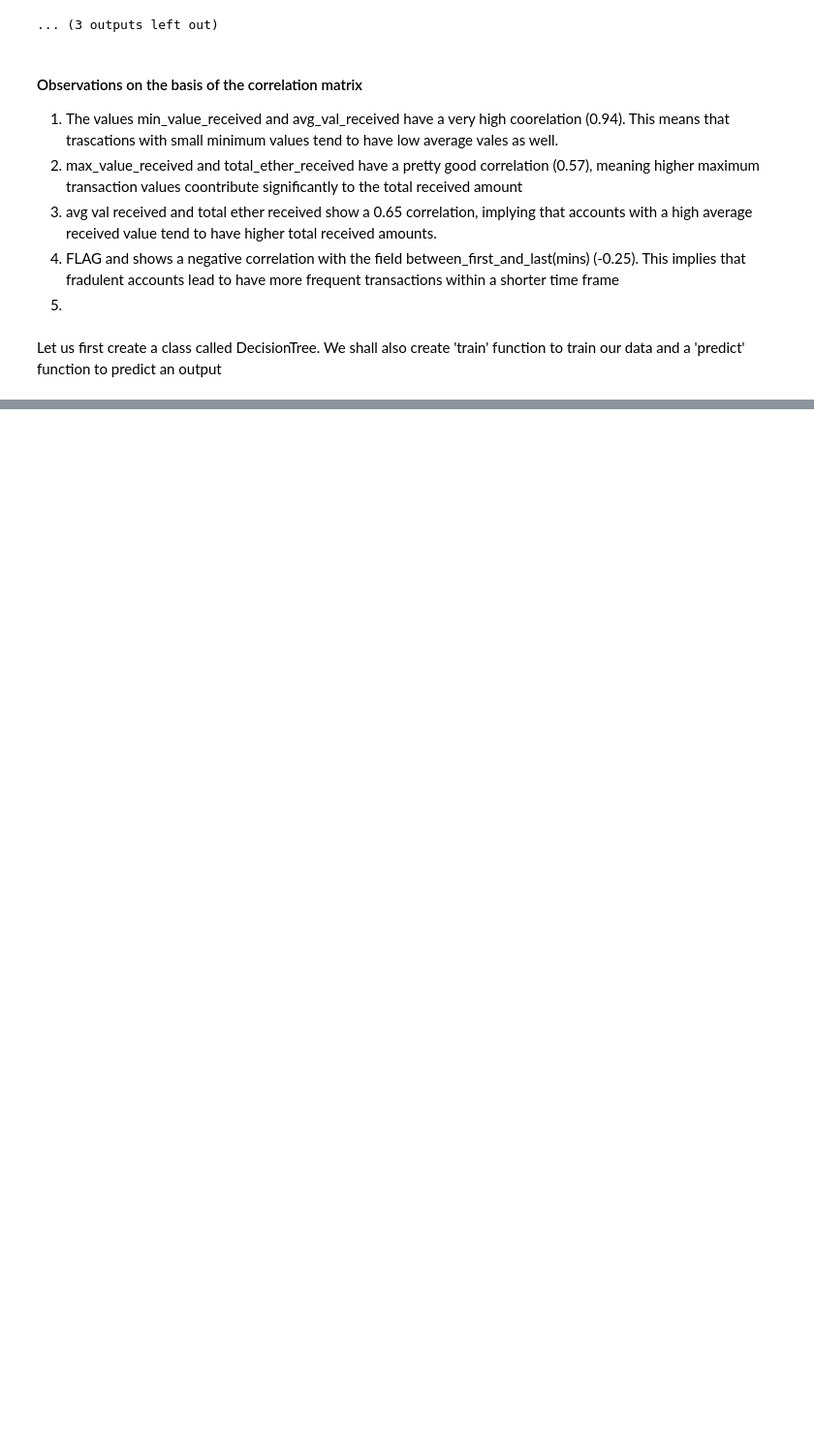
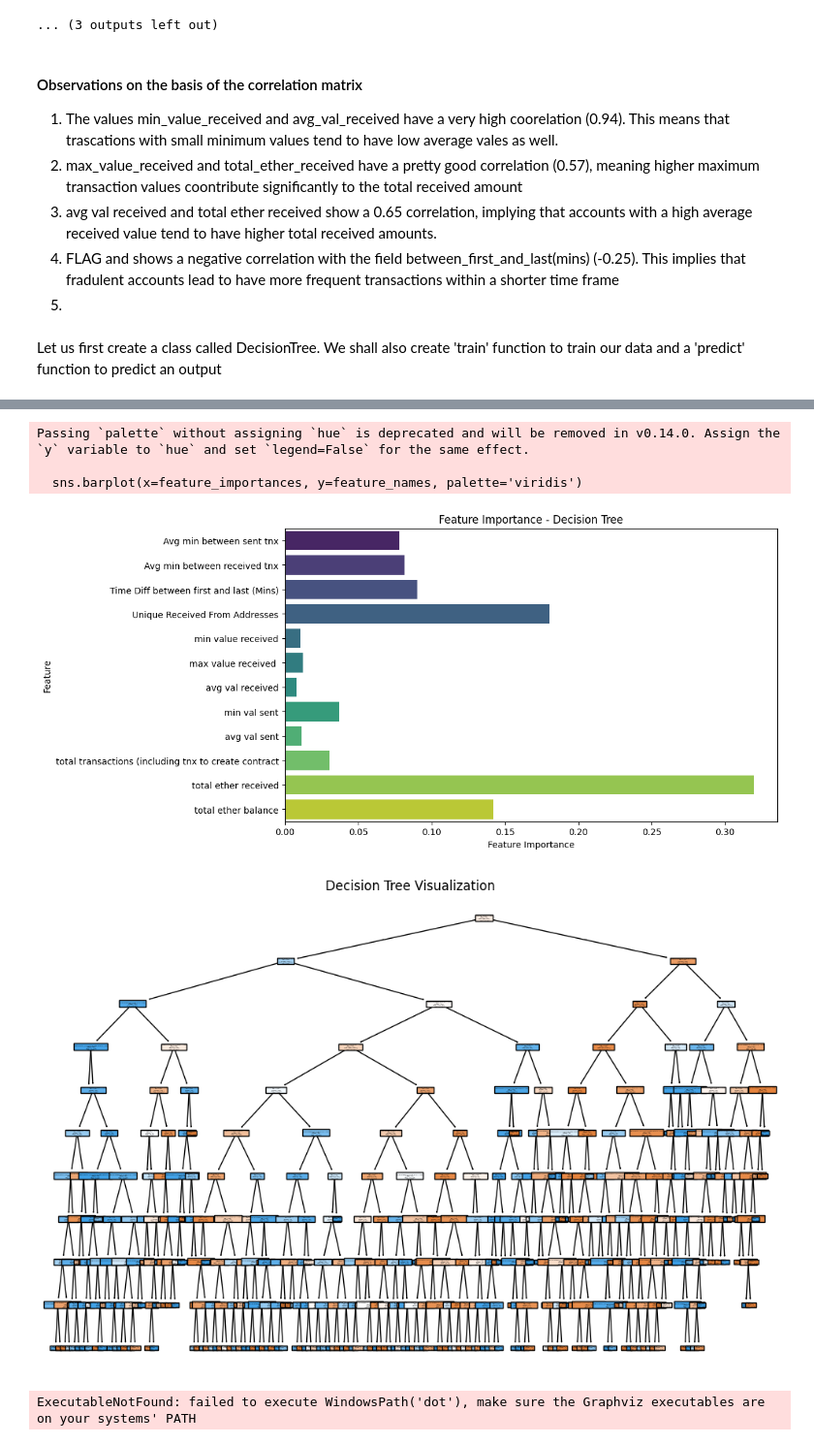
Before and after one commit to rishiveer773/SMAI-Assignments, a Jupyter notebook: q4.ipynb, the cells around one changed output, grey strips where cells are left out. Shown: that part at 97% size. Cells and saved outputs as stored; diff of their text form; code cells hidden in the pictures; blank space fills up the shorter version.

```diff
--- a/q4.ipynb
+++ b/q4.ipynb
@@ -203,0 +334,33 @@ AttributeError: 'TreeNode' object has no attribute 'fearure_val'
+# %%
+# Train the best decision tree with the optimal hyperparameters
+best_tree = DecisionTreeClassifier(**best_params, random_state=42)
+best_tree.fit(X_train, y_train)
+
+# Feature Importance Visualization
+feature_importances = best_tree.feature_importances_
+feature_names = datasets['train'].drop(columns=['FLAG']).columns
+
+plt.figure(figsize=(10, 6))
+sns.barplot(x=feature_importances, y=feature_names, palette='viridis')
+plt.xlabel("Feature Importance")
+plt.ylabel("Feature")
+plt.title("Feature Importance - Decision Tree")
+plt.show()
+
+# Tree Visualization
+plt.figure(figsize=(12, 8))
+plot_tree(best_tree, feature_names=feature_names, class_names=["Not Fraud", "Fraud"], filled=True)
+plt.title("Decision Tree Visualization")
+plt.show()
+
+# Generate a more detailed visualization using Graphviz
+dot_data = export_graphviz(best_tree, out_file=None, feature_names=feature_names, class_names=["Not Fraud", "Fraud"], filled=True, rounded=True, special_characters=True)
+graph = graphviz.Source(dot_data)
+graph.render("decision_tree")  # Saves the tree as 'decision_tree.pdf'
+# %% [output]
+Passing `palette` without assigning `hue` is deprecated and will be removed in v0.14.0. Assign the `y` variable to `hue` and set `legend=False` for the same effect.
+
+  sns.barplot(x=feature_importances, y=feature_names, palette='viridis')
+[figure, added]
+[figure, added]
+ExecutableNotFound: failed to execute WindowsPath('dot'), make sure the Graphviz executables are on your systems' PATH
```
Also changed, not shown: parts of 9 cells of this notebook, 2 other files.
